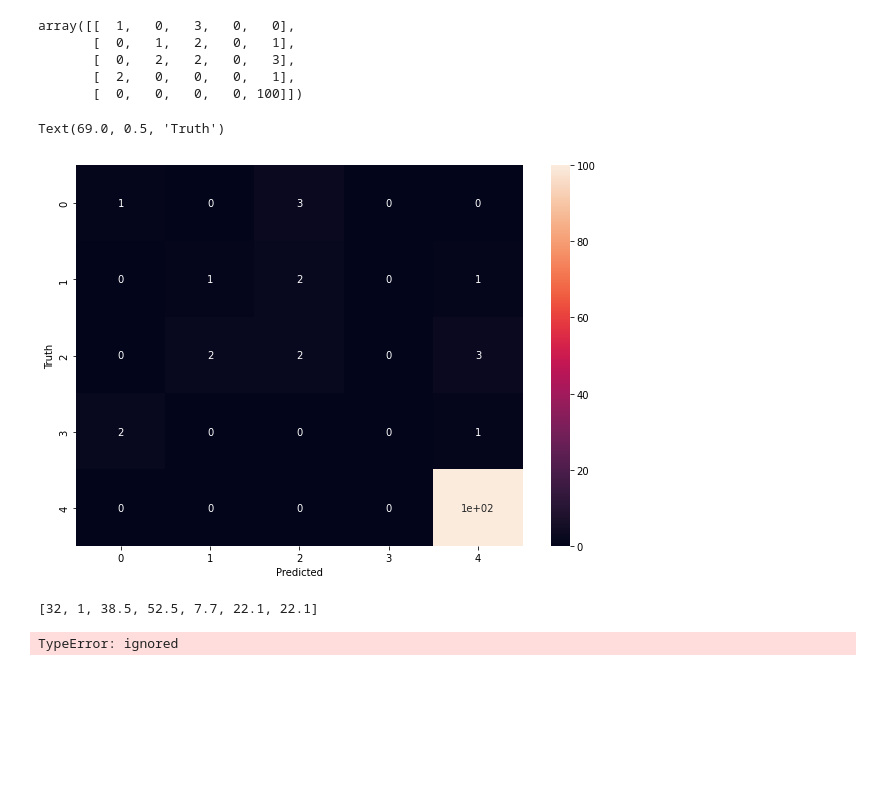
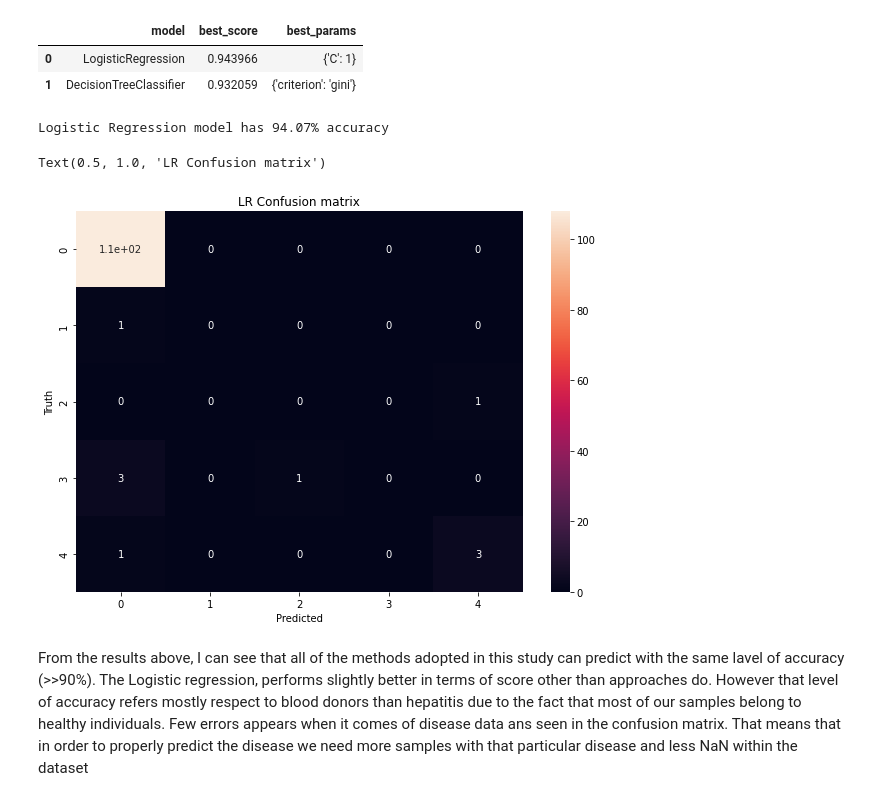
Before and after one commit to thebabycode/ML, a Jupyter notebook: ML_Lab7.ipynb, the cells around one changed output. Drawn from its saved outputs; the diff is of its cells as text; code cells hidden in the pictures; blank space fills up the shorter version.

```diff
--- a/ML_Lab7.ipynb
+++ b/ML_Lab7.ipynb
@@ -135,0 +165,4 @@ len(X_test)
+# %%
+X = dfle.drop(['Category'], axis = 'columns')
+y = dfle.Category
+X
@@ -258,3 +199,0 @@ DecisionTreeClassifier(max_depth=7)
-# %%
-X = df[['PM2.5','PM10','NO','NO2','NOx','NH3','CO','SO2','O3','Benzene','Toluene','Xylene','AQI']]
-y = df['Livable']
@@ -397,28 +224,45 @@ y_predicted = model.predict(X_test)
+# %%
+from sklearn.model_selection import GridSearchCV
+
+scores = []
+
+for model_name, mp in model_param.items():
+    clf = GridSearchCV(mp['model'], mp['param'], cv=5, return_train_score=None)
+    clf.fit(X,y)
+    scores.append({
+        'model': model_name,
+        'best_score': clf.best_score_,
+        'best_params': clf.best_params_
+    })
+# %%
+dataframe = pd.DataFrame(scores)
+dataframe.sort_values(by=['best_score'], inplace = True, ascending=False)
+dataframe
+# %% [output]
+|  | model | best_score | best_params |
+| 0 | LogisticRegression | 0.943966 | {'C': 1} |
+| 1 | DecisionTreeClassifier | 0.932059 | {'criterion': 'gini'} |
+# %%
+from sklearn.model_selection import train_test_split
+X_train, X_test, y_train, y_test = train_test_split(X,y, test_size = 0.2)
+lr = LogisticRegression(solver='liblinear',multi_class='auto', C=1)
+lr.fit(X_train,y_train)
+lr_prediction = lr.predict(X_test)
+score = lr.score(X_test, y_test)
+print('Logistic Regression model has {:.2%} accuracy'.format(score))
+# %% [output]
+Logistic Regression model has 94.07% accuracy
 # %%
 from sklearn.metrics import confusion_matrix
-cm = confusion_matrix(y_test, y_predicted)
-cm
+cm = confusion_matrix(y_test, lr_prediction)
+plt.figure(figsize = (10,7))
+sns.heatmap(cm, annot=True)
+plt.xlabel('Predicted')
+plt.ylabel('Truth')
+plt.title('LR Confusion matrix')
 # %% [output]
-array([[  1,   0,   3,   0,   0],
-       [  0,   1,   2,   0,   1],
-       [  0,   2,   2,   0,   3],
-       [  2,   0,   0,   0,   1],
-       [  0,   0,   0,   0, 100]])
+Text(0.5, 1.0, 'LR Confusion matrix')
+[figure, added]
-# %%
-import seaborn as sn
-plt.figure(figsize = (10,7))
-sn.heatmap(cm, annot=True)
-plt.xlabel('Predicted')
-plt.ylabel('Truth')
-# %% [output]
-Text(69.0, 0.5, 'Truth')
-[figure, removed]
-# %%
-all[0]
-# %% [output]
-[32, 1, 38.5, 52.5, 7.7, 22.1, 22.1]
-# %%
-NO =[32, 1, 38.5, 52.5, 7.7, 22.1, 22.1]
-prediction_function(NO)
-# %% [output]
-TypeError: ignored
+# %% [markdown]
+From the results above, I can see that all of the methods adopted in this study can predict with the same lavel of accuracy (>>90%). The Logistic regression, performs slightly better in terms of score other than approaches do.
+However that level of accuracy refers mostly respect to blood donors than hepatitis due to the fact that most of our samples belong to healthy individuals. Few errors appears when it comes of disease data ans seen in the confusion matrix. That means that in order to properly predict the disease we need more samples with that particular disease and less NaN within the dataset
```
Also changed, not shown: parts of 74 cells of this notebook.
